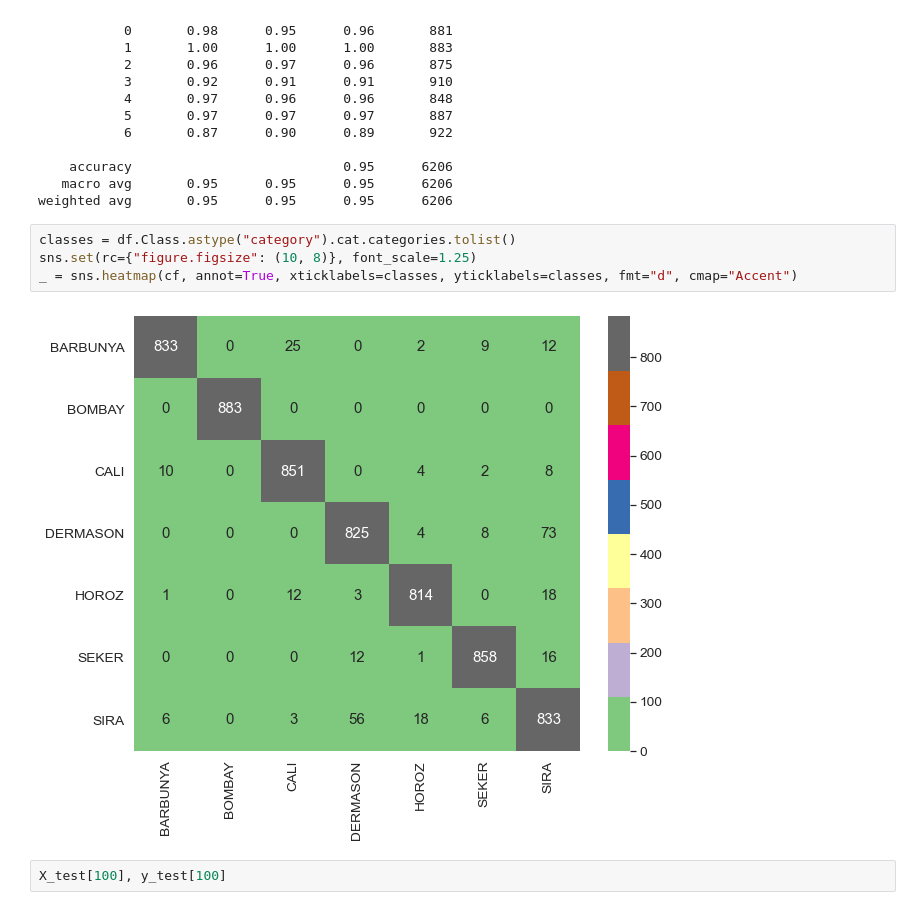
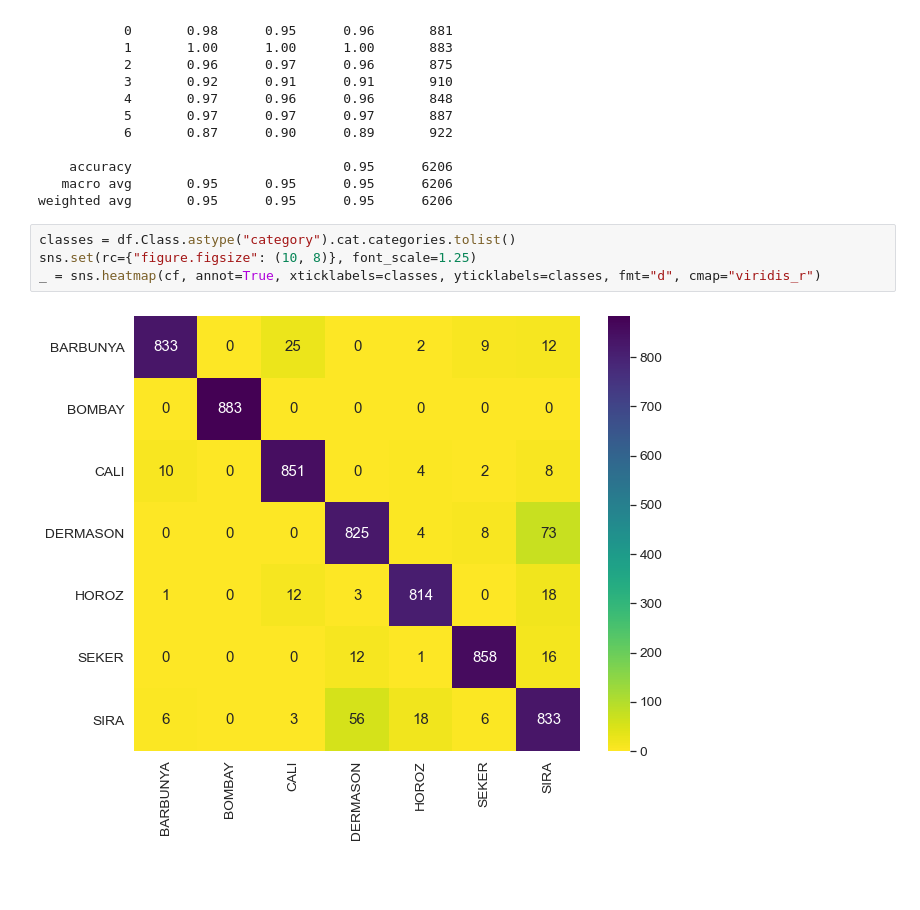
Before and after one commit to Abhiswain97/DryBeanClassification, a Jupyter notebook: Phase-4-TF-NN.ipynb, the cells around one changed output. Saved outputs shown, nothing was run; the diff lists cells and outputs as text; blank space fills up the shorter version.

```diff
--- a/Phase-4-TF-NN.ipynb
+++ b/Phase-4-TF-NN.ipynb
@@ -128,8 +128,6 @@ weighted avg       0.95      0.95      0.95      6206
 # %%
 classes = df.Class.astype("category").cat.categories.tolist()
 sns.set(rc={"figure.figsize": (10, 8)}, font_scale=1.25)
-_ = sns.heatmap(cf, annot=True, xticklabels=classes, yticklabels=classes, fmt="d", cmap="Accent")
+_ = sns.heatmap(cf, annot=True, xticklabels=classes, yticklabels=classes, fmt="d", cmap="viridis_r")
 # %% [output]
-[figure, old version]
+[figure, new version]
-# %%
-X_test[100], y_test[100]
```
Also changed, not shown: parts of 5 cells of this notebook, 3 other files.
